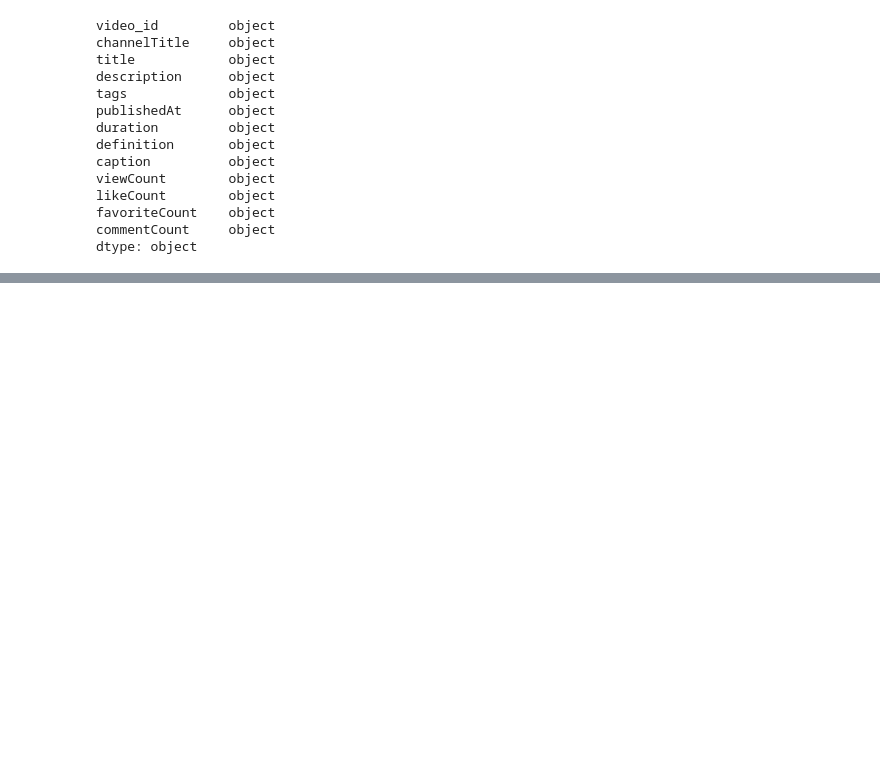
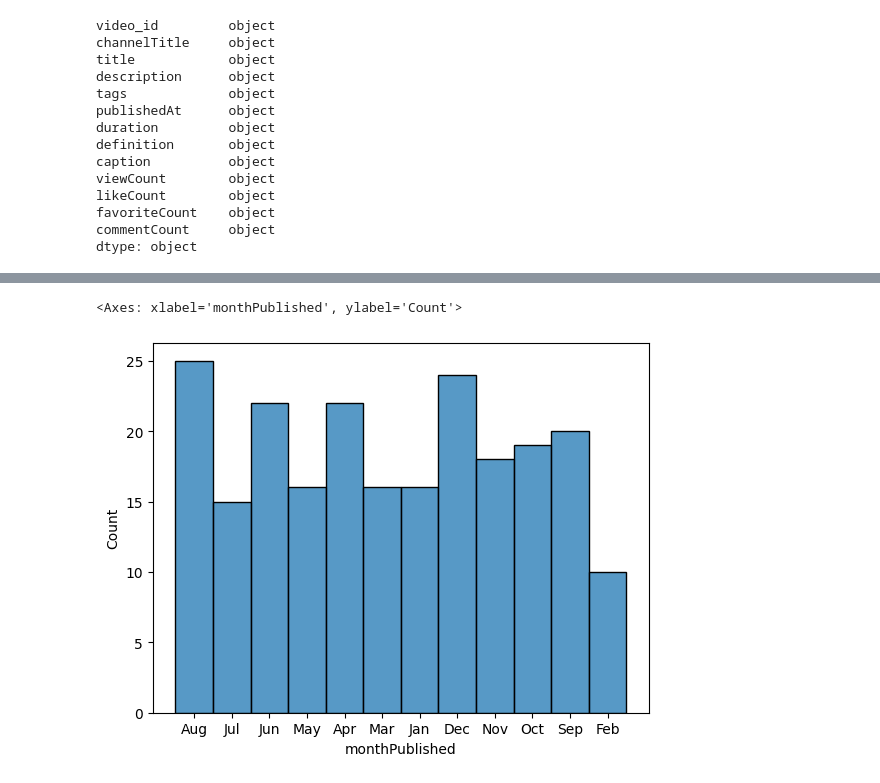
Before and after one commit to WackyChomp/youtube-analysis, a Jupyter notebook: 2-dataframe/youtube_analysis.ipynb, the cells around one changed output, grey strips where cells are left out. Cells and saved outputs as stored; diff of their text form; code cells hidden in the pictures; blank space fills up the shorter version.

```diff
--- a/2-dataframe/youtube_analysis.ipynb
+++ b/2-dataframe/youtube_analysis.ipynb
@@ -350,0 +361,6 @@ plt.show()
+# %%
+sns.histplot(data = video_df, x='monthPublished', bins=30)
+plt.show()
+# %% [output]
+<Axes: xlabel='monthPublished', ylabel='Count'>
+[figure, added]
```
Also changed, not shown: parts of 20 cells of this notebook.
